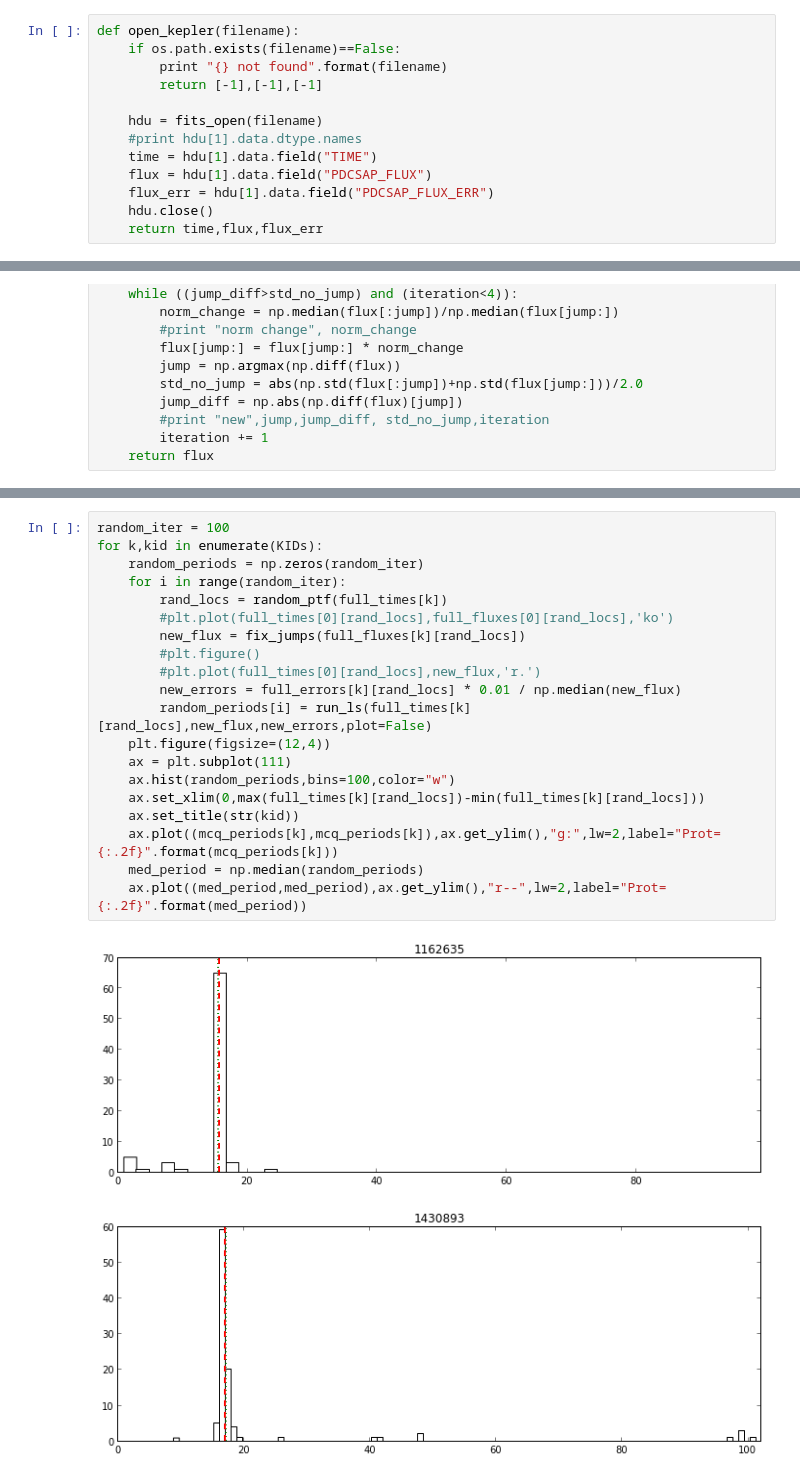
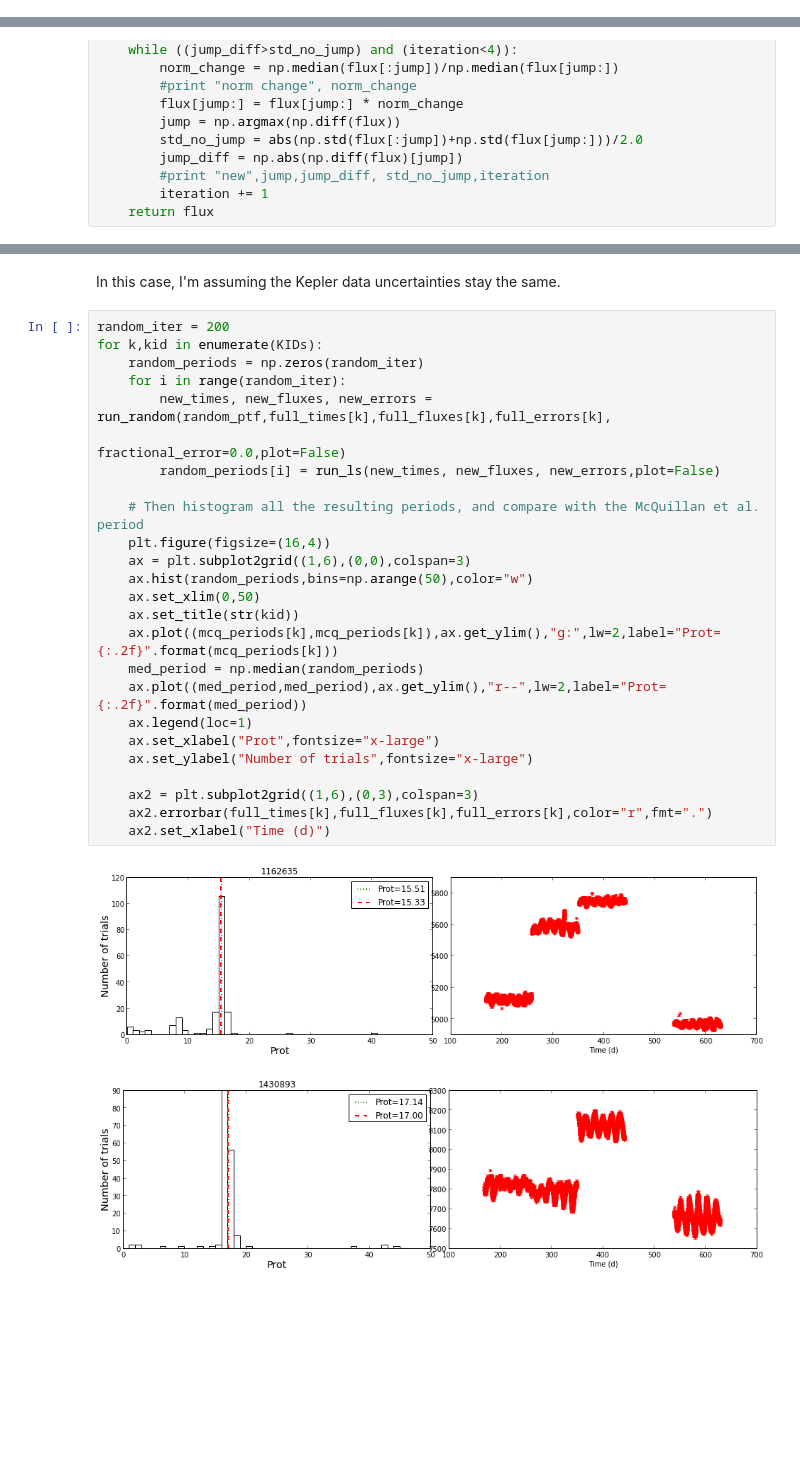
Before and after one commit to stephtdouglas/soma-final-project, a Jupyter notebook: subsampling_kepler.ipynb, the cells around one changed output, grey strips where cells are left out. Cells and saved outputs as stored; diff of their text form; blank space fills up the shorter version.

```diff
--- a/subsampling_kepler.ipynb
+++ b/subsampling_kepler.ipynb
@@ -22,19 +17,6 @@ from time_series import *
 from fix_kepler import *
 
 %matplotlib inline
-# %%
-def open_kepler(filename):
-    if os.path.exists(filename)==False:
-        print "{} not found".format(filename)
-        return [-1],[-1],[-1]
-
-    hdu = fits_open(filename)
-    #print hdu[1].data.dtype.names
-    time = hdu[1].data.field("TIME")
-    flux = hdu[1].data.field("PDCSAP_FLUX")
-    flux_err = hdu[1].data.field("PDCSAP_FLUX_ERR")
-    hdu.close()
-    return time,flux,flux_err
 # %%
 quarters = ["2009259160929","2009350155506","2010078095331","2010265121752"]
 mcq = at.read("mcquillan13_table2_cut.txt")
@@ -112,23 +144,30 @@ def fix_jumps(flux):
+# %% [markdown]
+In this case, I'm assuming the Kepler data uncertainties stay the same.
 # %%
-random_iter = 100
+random_iter = 200
 for k,kid in enumerate(KIDs):
     random_periods = np.zeros(random_iter)
     for i in range(random_iter):
-        rand_locs = random_ptf(full_times[k])
-        #plt.plot(full_times[0][rand_locs],full_fluxes[0][rand_locs],'ko')
-        new_flux = fix_jumps(full_fluxes[k][rand_locs])
-        #plt.figure()
-        #plt.plot(full_times[0][rand_locs],new_flux,'r.')
-        new_errors = full_errors[k][rand_locs] * 0.01 / np.median(new_flux)
-        random_periods[i] = run_ls(full_times[k][rand_locs],new_flux,new_errors,plot=False)
-    plt.figure(figsize=(12,4))
-    ax = plt.subplot(111)
-    ax.hist(random_periods,bins=100,color="w")
-    ax.set_xlim(0,max(full_times[k][rand_locs])-min(full_times[k][rand_locs]))
+        new_times, new_fluxes, new_errors = run_random(random_ptf,full_times[k],full_fluxes[k],full_errors[k],
+                                                       fractional_error=0.0,plot=False)
+        random_periods[i] = run_ls(new_times, new_fluxes, new_errors,plot=False)
+
+    # Then histogram all the resulting periods, and compare with the McQuillan et al. period
+    plt.figure(figsize=(16,4))
+    ax = plt.subplot2grid((1,6),(0,0),colspan=3)
+    ax.hist(random_periods,bins=np.arange(50),color="w")
+    ax.set_xlim(0,50)
     ax.set_title(str(kid))
     ax.plot((mcq_periods[k],mcq_periods[k]),ax.get_ylim(),"g:",lw=2,label="Prot={:.2f}".format(mcq_periods[k]))
     med_period = np.median(random_periods)
     ax.plot((med_period,med_period),ax.get_ylim(),"r--",lw=2,label="Prot={:.2f}".format(med_period))
+    ax.legend(loc=1)
+    ax.set_xlabel("Prot",fontsize="x-large")
+    ax.set_ylabel("Number of trials",fontsize="x-large")
+
+    ax2 = plt.subplot2grid((1,6),(0,3),colspan=3)
+    ax2.errorbar(full_times[k],full_fluxes[k],full_errors[k],color="r",fmt=".")
+    ax2.set_xlabel("Time (d)")
 # %% [output]
-[figure, old version]
+[figure, new version]
-[figure, old version]
+[figure, new version]
```
Also changed, not shown: parts of 12 cells of this notebook.
